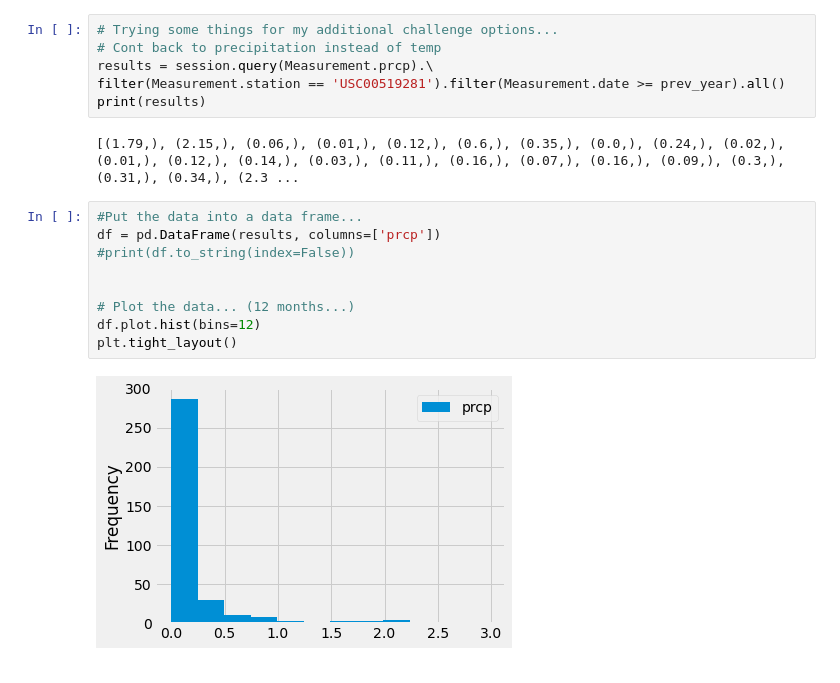
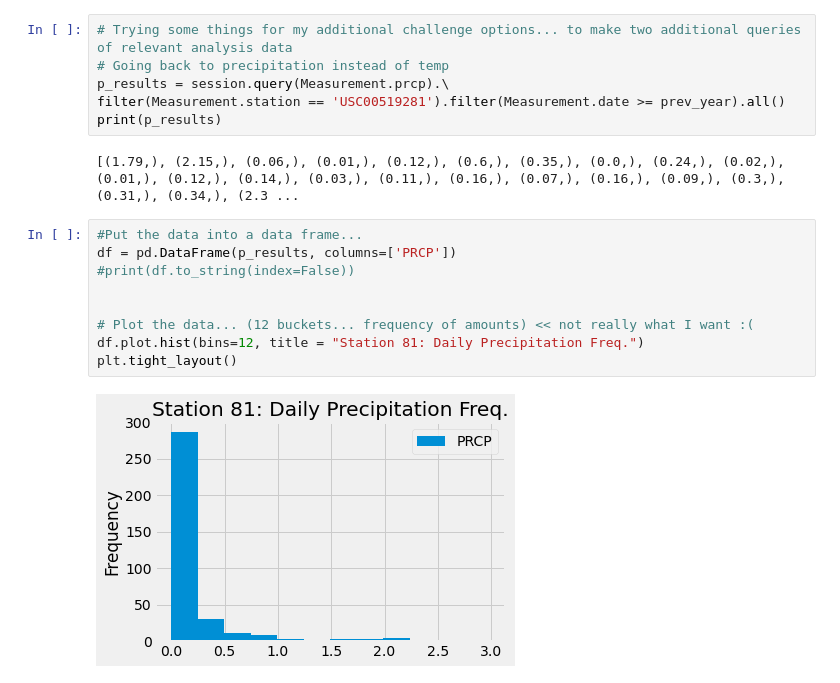
Before and after one commit to miwermi/surfs-up, a Jupyter notebook: climate_analysis.ipynb, the cells around one changed output. Cells and saved outputs as stored; diff of their text form.

```diff
--- a/climate_analysis.ipynb
+++ b/climate_analysis.ipynb
@@ -192,21 +194,21 @@ max      2.980000
 # %% [markdown]
 # Challenge
 # %%
-# Trying some things for my additional challenge options...
-# Cont back to precipitation instead of temp
-results = session.query(Measurement.prcp).\
+# Trying some things for my additional challenge options... to make two additional queries of relevant analysis data
+# Going back to precipitation instead of temp
+p_results = session.query(Measurement.prcp).\
 filter(Measurement.station == 'USC00519281').filter(Measurement.date >= prev_year).all()
-print(results)
+print(p_results)
 # %% [output]
 [(1.79,), (2.15,), (0.06,), (0.01,), (0.12,), (0.6,), (0.35,), (0.0,), (0.24,), (0.02,), (0.01,), (0.12,), (0.14,), (0.03,), (0.11,), (0.16,), (0.07,), (0.16,), (0.09,), (0.3,), (0.31,), (0.34,), (2.3 ...
 # %%
 #Put the data into a data frame...
-df = pd.DataFrame(results, columns=['prcp'])
+df = pd.DataFrame(p_results, columns=['PRCP'])
 #print(df.to_string(index=False))
 
 
-# Plot the data... (12 months...)
-df.plot.hist(bins=12)
+# Plot the data... (12 buckets... frequency of amounts) << not really what I want :(
+df.plot.hist(bins=12, title = "Station 81: Daily Precipitation Freq.")
 plt.tight_layout()
 # %% [output]
-[figure, old version]
+[figure, new version]
```
Also changed, not shown: parts of 10 cells of this notebook, 2 other files.
